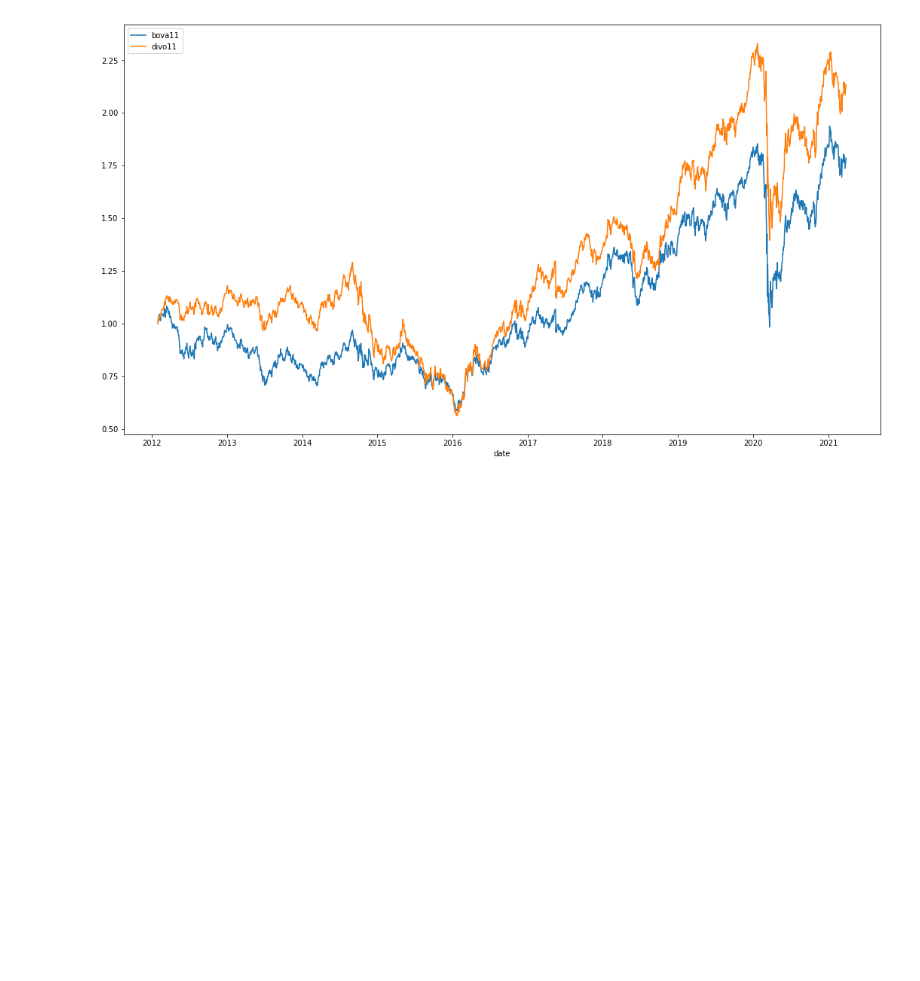
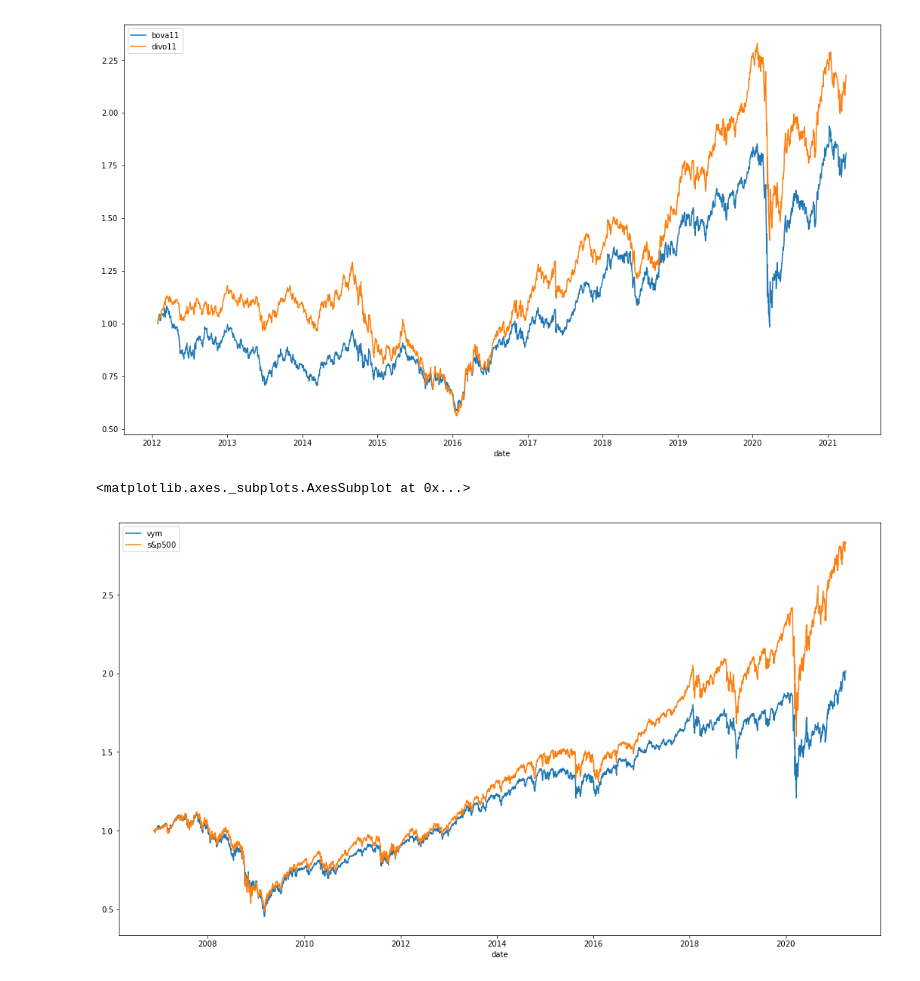
Before and after one commit to luizalbertocviana/python-financas, a Jupyter notebook: etfs.ipynb, the cells around one changed output. Cells and saved outputs as stored; diff of their text form; code cells hidden in the pictures; blank space fills up the shorter version.

```diff
--- a/etfs.ipynb
+++ b/etfs.ipynb
@@ -73,3 +73,30 @@ normalized_bova11_divo11.plot(figsize=(18,10))
 # %% [output]
 <matplotlib.axes._subplots.AxesSubplot at 0x...>
 [figure]
+# %%
+vym = Ticker('VYM')
+sp500 = Ticker('^GSPC')
+# %%
+raw_prices_vym = vym.history(start='2006-01-01')
+raw_prices_sp500 = sp500.history(start='2006-01-01')
+# %%
+prices_vym = raw_prices_vym.loc['VYM']
+prices_sp500 = raw_prices_sp500.loc['^GSPC']
+# %%
+closing_prices = pd.DataFrame(index=prices_vym.index)
+
+closing_prices['vym'] = prices_vym['close']
+closing_prices['s&p500'] = prices_sp500['close']
+
+closing_prices.dropna()
+
+normalized = pd.DataFrame(index=closing_prices.index)
+
+for code in closing_prices.columns:
+    normalized[code] = closing_prices[code].apply(
+        lambda x: x / closing_prices.iloc[0][code])
+
+normalized.plot(figsize=(18, 10))
+# %% [output]
+<matplotlib.axes._subplots.AxesSubplot at 0x...>
+[figure, added]
```
